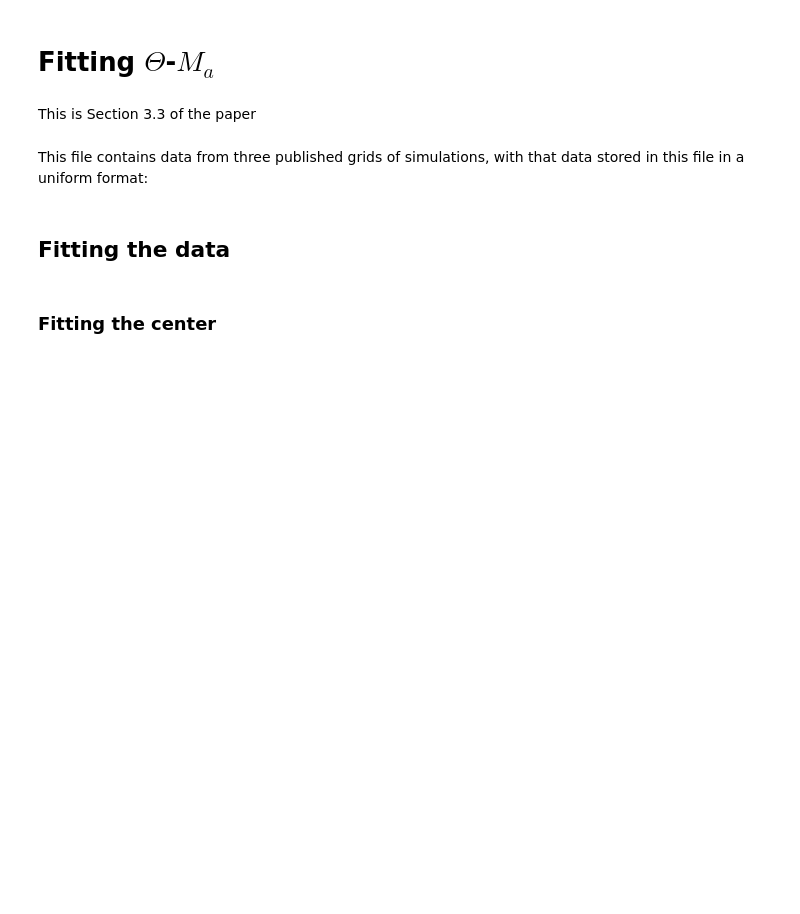
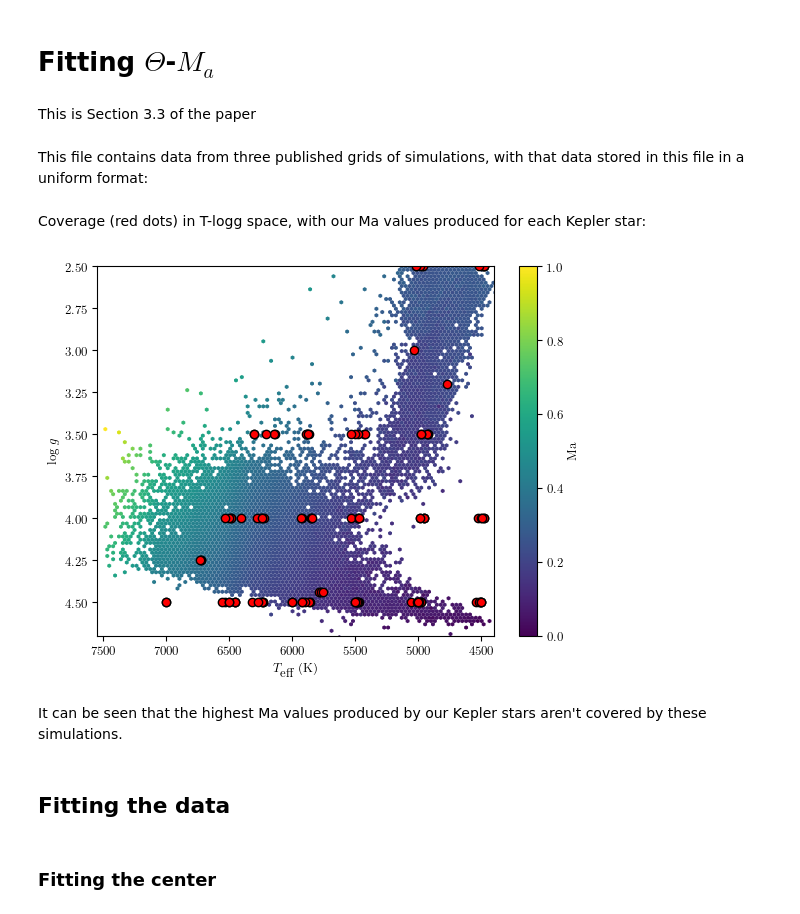
Before and after one commit to svank/modeling-stellar-flicker, a Jupyter notebook: analysis_and_plots.ipynb, the cells around one changed output. Cells and saved outputs as stored; diff of their text form; code cells hidden in the pictures; blank space fills up the shorter version.

Commit message:
Add plot showing T-logg coverage of Theta-Ma sims

```diff
--- a/analysis_and_plots.ipynb
+++ b/analysis_and_plots.ipynb
@@ -302,6 +302,25 @@ mtd_src = np.array(mtd_src, dtype=int)
 
 # Convert the Tremblay Ma's to vertical-component Ma's
 mtd_Ma[mtd_src==2] = mtd_Ma[mtd_src==2] / np.sqrt(3)
+# %% [markdown]
+Coverage (red dots) in T-logg space, with our Ma values produced for each Kepler star:
+# %%
+plt.hexbin(
+    cat['TeffH'][cat['loggH']>2.5],
+    cat['loggH'][cat['loggH']>2.5],
+    Ma[cat['loggH']>2.5],
+    edgecolor=None
+    )
+plt.scatter(mtd_T, mtd_logg, color='r', edgecolor='k')
+plt.colorbar().set_label("Ma")
+plt.xlim(7550, 4400)
+plt.ylim(4.7, 2.5)
+plt.xlabel(r"$T_\textrm{eff}$ (K)")
+plt.ylabel("log $g$");
+# %% [output]
+[figure, added]
+# %% [markdown]
+It can be seen that the highest Ma values produced by our Kepler stars aren't covered by these simulations.
 # %% [markdown]
 ## Fitting the data
 # %% [markdown]
```
